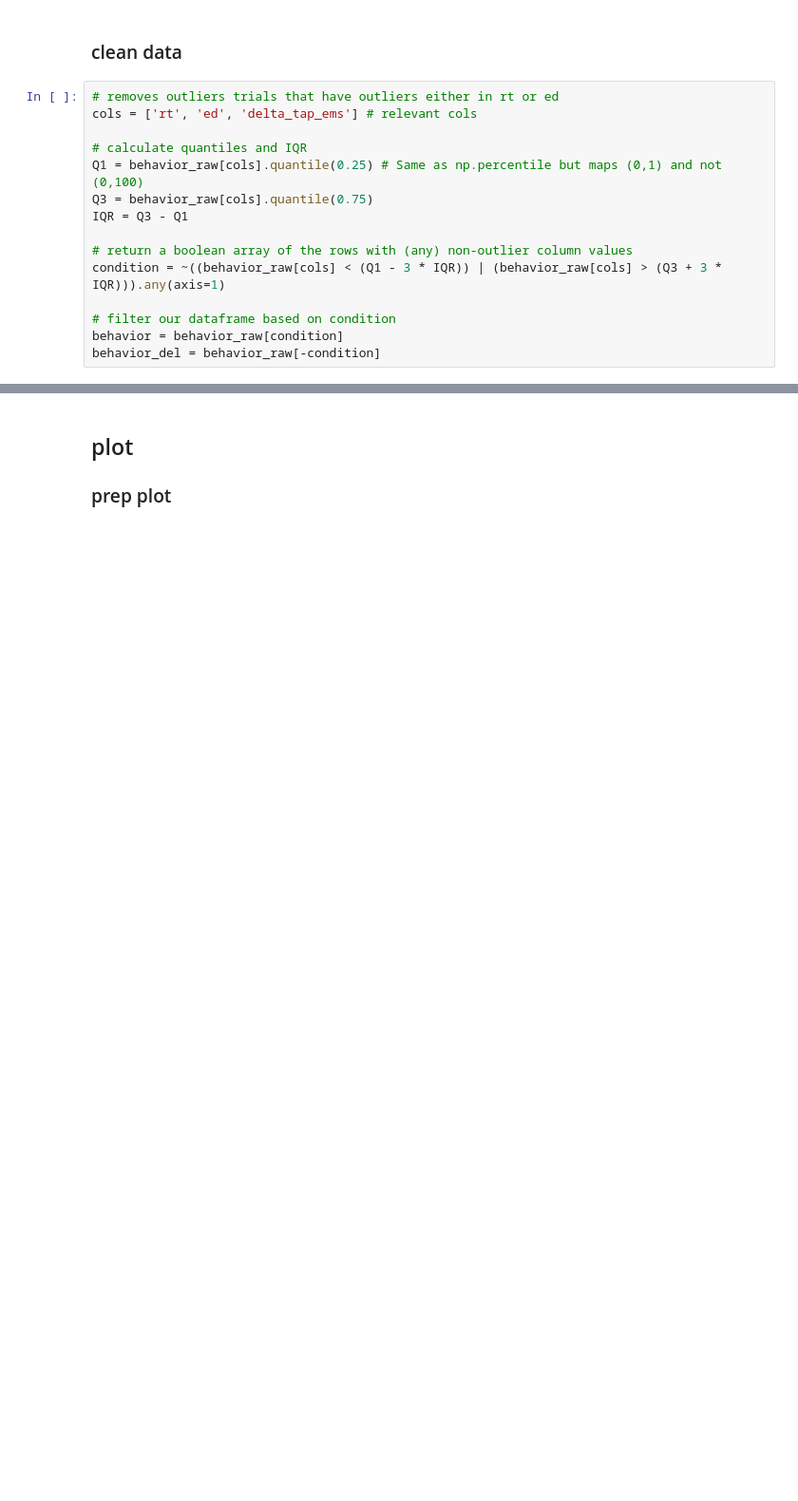
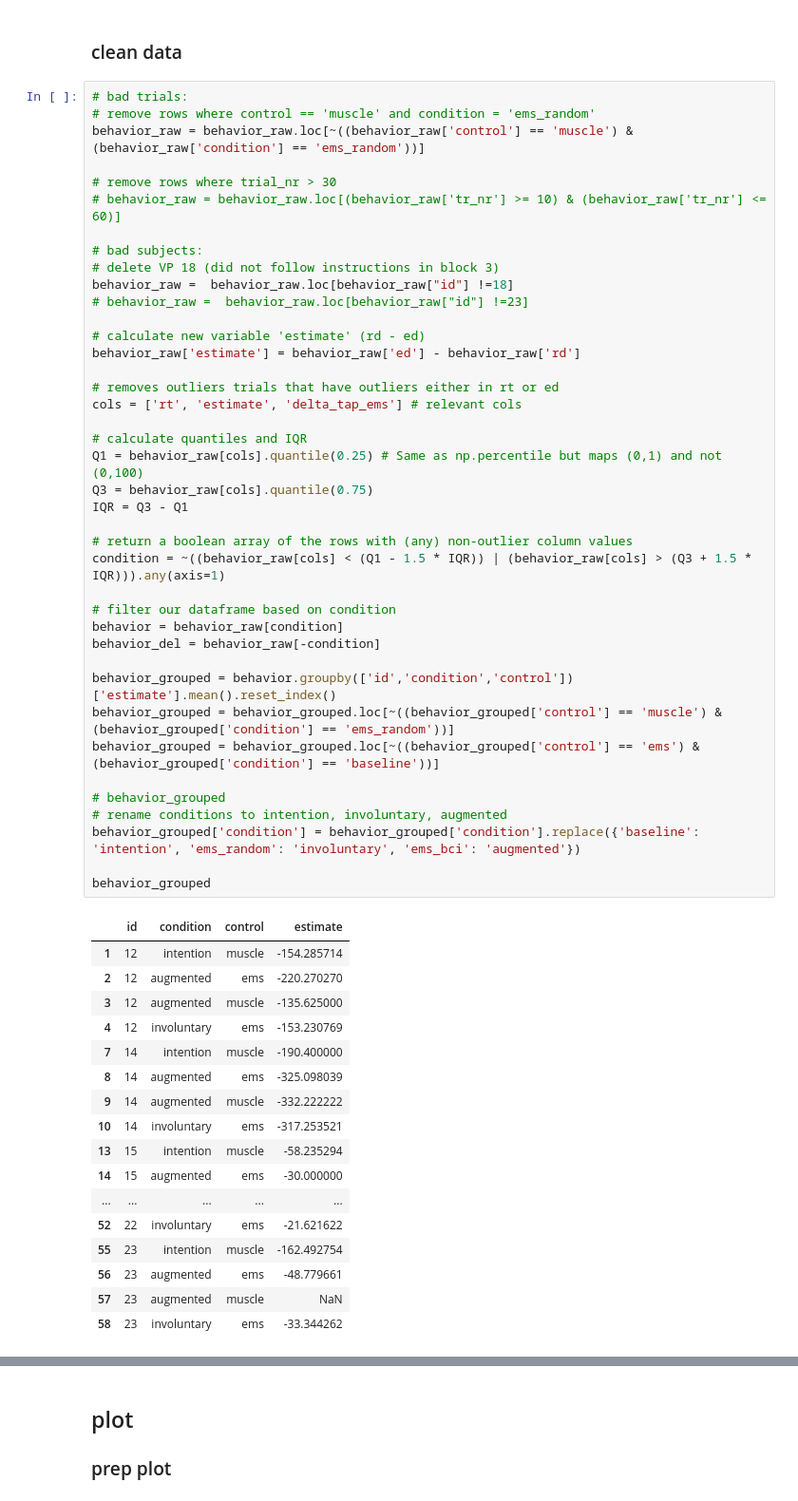
Before and after one commit to lukasgehrke/2021-fastReach, a Jupyter notebook: analyses/for_reviewers/statistics.ipynb, the cells around one changed output, grey strips where cells are left out. Shown at 95% size. Drawn from its saved outputs; the diff is of its cells as text; blank space fills up the shorter version.

```diff
--- a/analyses/for_reviewers/statistics.ipynb
+++ b/analyses/for_reviewers/statistics.ipynb
@@ -51,20 +28,63 @@ ax.set_xlim(0,5) # remove outliers for visualization
 # %% [markdown]
 ### clean data
 # %%
+# bad trials:
+# remove rows where control == 'muscle' and condition = 'ems_random'
+behavior_raw = behavior_raw.loc[~((behavior_raw['control'] == 'muscle') & (behavior_raw['condition'] == 'ems_random'))]
+
+# remove rows where trial_nr > 30
+# behavior_raw = behavior_raw.loc[(behavior_raw['tr_nr'] >= 10) & (behavior_raw['tr_nr'] <= 60)]
+
+# bad subjects:
+# delete VP 18 (did not follow instructions in block 3)
+behavior_raw =  behavior_raw.loc[behavior_raw["id"] !=18]
+# behavior_raw =  behavior_raw.loc[behavior_raw["id"] !=23]
+
+# calculate new variable 'estimate' (rd - ed)
+behavior_raw['estimate'] = behavior_raw['ed'] - behavior_raw['rd']
+
 # removes outliers trials that have outliers either in rt or ed
-cols = ['rt', 'ed', 'delta_tap_ems'] # relevant cols
+cols = ['rt', 'estimate', 'delta_tap_ems'] # relevant cols
 
 # calculate quantiles and IQR
 Q1 = behavior_raw[cols].quantile(0.25) # Same as np.percentile but maps (0,1) and not (0,100)
 Q3 = behavior_raw[cols].quantile(0.75)
 IQR = Q3 - Q1
 
 # return a boolean array of the rows with (any) non-outlier column values
-condition = ~((behavior_raw[cols] < (Q1 - 3 * IQR)) | (behavior_raw[cols] > (Q3 + 3 * IQR))).any(axis=1)
+condition = ~((behavior_raw[cols] < (Q1 - 1.5 * IQR)) | (behavior_raw[cols] > (Q3 + 1.5 * IQR))).any(axis=1)
 
 # filter our dataframe based on condition
 behavior = behavior_raw[condition]
 behavior_del = behavior_raw[-condition]
+
+behavior_grouped = behavior.groupby(['id','condition','control'])['estimate'].mean().reset_index()
+behavior_grouped = behavior_grouped.loc[~((behavior_grouped['control'] == 'muscle') & (behavior_grouped['condition'] == 'ems_random'))]
+behavior_grouped = behavior_grouped.loc[~((behavior_grouped['control'] == 'ems') & (behavior_grouped['condition'] == 'baseline'))]
+
+# behavior_grouped
+# rename conditions to intention, involuntary, augmented
+behavior_grouped['condition'] = behavior_grouped['condition'].replace({'baseline': 'intention', 'ems_random': 'involuntary', 'ems_bci': 'augmented'})
+
+behavior_grouped
+# %% [output]
+|  | id | condition | control | estimate |
+| 1 | 12 | intention | muscle | -154.285714 |
+| 2 | 12 | augmented | ems | -220.270270 |
+| 3 | 12 | augmented | muscle | -135.625000 |
+| 4 | 12 | involuntary | ems | -153.230769 |
+| 7 | 14 | intention | muscle | -190.400000 |
+| 8 | 14 | augmented | ems | -325.098039 |
+| 9 | 14 | augmented | muscle | -332.222222 |
+| 10 | 14 | involuntary | ems | -317.253521 |
+| 13 | 15 | intention | muscle | -58.235294 |
+| 14 | 15 | augmented | ems | -30.000000 |
+| ... | ... | ... | ... | ... |
+| 52 | 22 | involuntary | ems | -21.621622 |
+| 55 | 23 | intention | muscle | -162.492754 |
+| 56 | 23 | augmented | ems | -48.779661 |
+| 57 | 23 | augmented | muscle | NaN |
+| 58 | 23 | involuntary | ems | -33.344262 |
 # %%
 # check outlier removel
 
```
Also changed, not shown: parts of 30 cells of this notebook, 27 other files.
